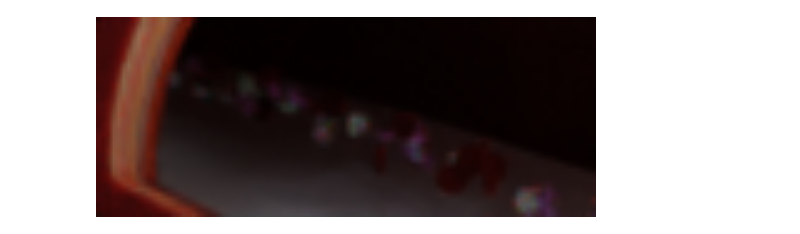
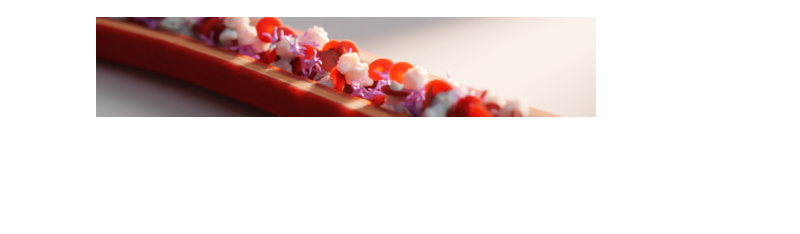
Before and after one commit to kolibril13/ipyblender-experimental, a Jupyter notebook: blood_vessle.ipynb, the cells around one changed output. Cells and saved outputs as stored; diff of their text form; code cells hidden in the pictures; blank space fills up the shorter version.

```diff
--- a/blood_vessle.ipynb
+++ b/blood_vessle.ipynb
@@ -37,7 +28,7 @@ render_image(resx = 100, resy = 40)
-# %%
-group.inputs['Inner radius'].default_value = 0.3
-
-
-render_image(resx = 100, resy = 40)
-# %% [output]
-[figure, removed]
+# %%
+group.inputs['Cutaway start'].default_value = 0
+group.inputs['Cutaway end'].default_value = 1
+group.inputs['Element density'].default_value = 500
+render_image(resx = 500, resy = 100)
+# %% [output]
+[figure, added]
```
Also changed, not shown: parts of 1 cell of this notebook.
